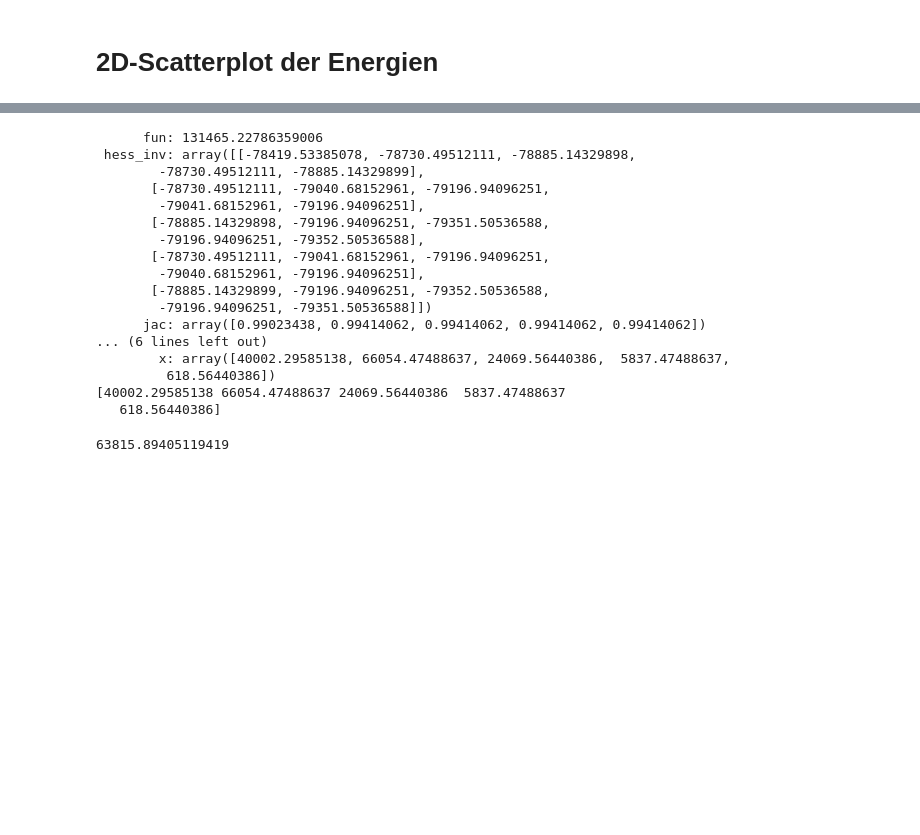
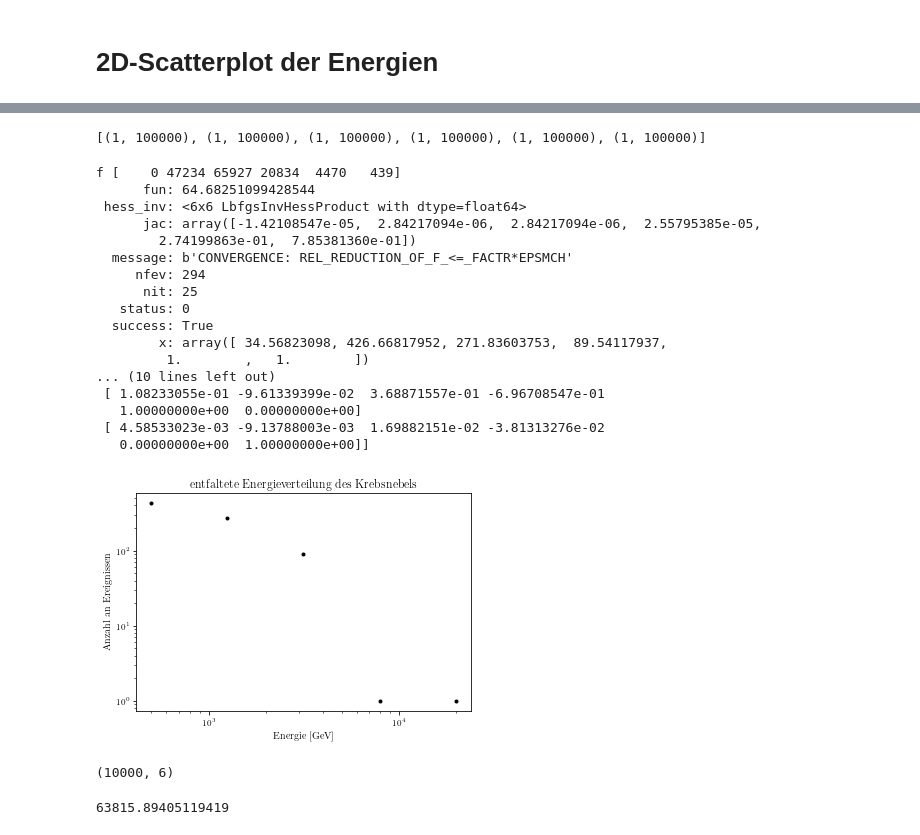
Before and after one commit to Ninilini/FP_Teilchen, a Jupyter notebook: FACT/plots/data_reading.ipynb, the cells around one changed output, grey strips where cells are left out. Cells and saved outputs as stored; diff of their text form; code cells hidden in the pictures; blank space fills up the shorter version.

```diff
--- a/FACT/plots/data_reading.ipynb
+++ b/FACT/plots/data_reading.ipynb
@@ -210,39 +253,58 @@ Unfolded: [282.90780839 227.4783874   89.66708523  33.4244511   -0.42520451]
+# %%
+Bounds= [(1,100000)]*len(f)
+print(Bounds)
+# %% [output]
+[(1, 100000), (1, 100000), (1, 100000), (1, 100000), (1, 100000), (1, 100000)]
 # %%
 #negative Log-Likelihood-Entfaltung
 def NegLog(f, A, b, g):
     lam = A@f + b
     return -poisson.logpmf(g, lam).sum()
 
-f, yedges = np.histogram(gammas_sel['gamma_energy_prediction'], bins=yedges)
-estimator = minimize(NegLog, f, args=(matrix, b, g), method=None)
+f, yedges = np.histogram(gammas_sel['gamma_energy_prediction'], bins=yedge)
+print('f', f)
+estimator = minimize(NegLog, f+100, args=(matrix, b, g), method='L-BFGS-B', bounds=Bounds)
 print(estimator)
+#Schätzer
 fLike = estimator['x']
-print(fLike)
-plt.plot(yedge[:-1], inv.dot(e, 'k.')
+print('Schätzer:', fLike)
+
+#Hessematrix aus Minimize für Fehlerrechnung auf Schätzer
+Hess_Inv = estimator['hess_inv'].todense()
+print('Kovarianzmatrix:',Hess_Inv)
+
+plt.plot(yedge[:-1], fLike, 'k.')
 plt.xscale('log')
 plt.yscale('log')
 plt.xlabel('Energie [GeV]')
 plt.ylabel('Anzahl an Ereignissen')
 plt.title('entfaltete Energieverteilung des Krebsnebels')
 plt.savefig('Entfaltung_2.pdf')
 # %% [output]
-      fun: 131465.22786359006
- hess_inv: array([[-78419.53385078, -78730.49512111, -78885.14329898,
-        -78730.49512111, -78885.14329899],
-       [-78730.49512111, -79040.68152961, -79196.94096251,
-        -79041.68152961, -79196.94096251],
-       [-78885.14329898, -79196.94096251, -79351.50536588,
-        -79196.94096251, -79352.50536588],
-       [-78730.49512111, -79041.68152961, -79196.94096251,
-        -79040.68152961, -79196.94096251],
-       [-78885.14329899, -79196.94096251, -79352.50536588,
-        -79196.94096251, -79351.50536588]])
-      jac: array([0.99023438, 0.99414062, 0.99414062, 0.99414062, 0.99414062])
-... (6 lines left out)
-        x: array([40002.29585138, 66054.47488637, 24069.56440386,  5837.47488637,
-         618.56440386])
-[40002.29585138 66054.47488637 24069.56440386  5837.47488637
-   618.56440386]
+f [    0 47234 65927 20834  4470   439]
+      fun: 64.68251099428544
+ hess_inv: <6x6 LbfgsInvHessProduct with dtype=float64>
+      jac: array([-1.42108547e-05,  2.84217094e-06,  2.84217094e-06,  2.55795385e-05,
+        2.74199863e-01,  7.85381360e-01])
+  message: b'CONVERGENCE: REL_REDUCTION_OF_F_<=_FACTR*EPSMCH'
+     nfev: 294
+      nit: 25
+   status: 0
+  success: True
+        x: array([ 34.56823098, 426.66817952, 271.83603753,  89.54117937,
+         1.        ,   1.        ])
+... (10 lines left out)
+ [ 1.08233055e-01 -9.61339399e-02  3.68871557e-01 -6.96708547e-01
+   1.00000000e+00  0.00000000e+00]
+ [ 4.58533023e-03 -9.13788003e-03  1.69882151e-02 -3.81313276e-02
+   0.00000000e+00  1.00000000e+00]]
+[figure, added]
+# %%
+#Zufallszahlen mit Multivarianten Gauss
+fLike_Var = np.random.multivariate_normal(fLike, Hess_Inv, size=10000)
+fLike_Var.shape
+# %% [output]
+(10000, 6)
 # %%
 def fluss(f, A, dE, t):
     return f/(A*dE*t)
```
Also changed, not shown: parts of 13 cells of this notebook, 3 other files.
